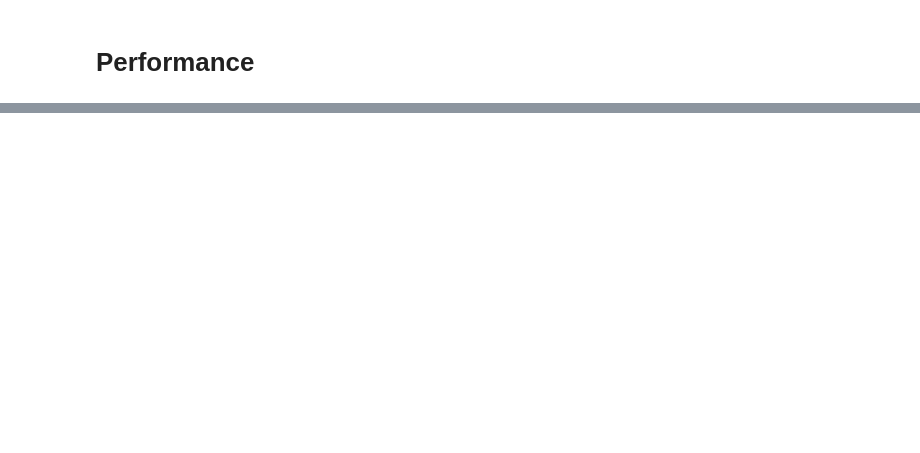
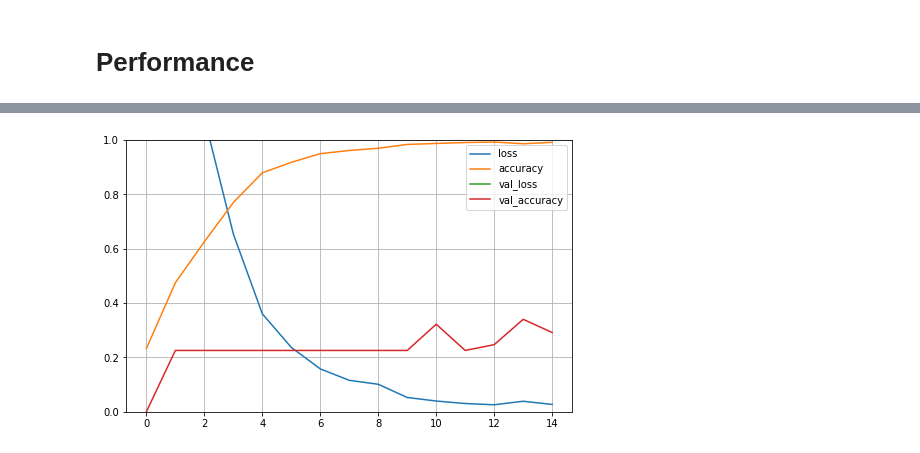
Before and after one commit to roveen001/trafficlightrecognition, a Jupyter notebook: TrafficLightRecognition.ipynb, the cells around one changed output, grey strips where cells are left out. Saved outputs shown, nothing was run; the diff lists cells and outputs as text; code cells hidden in the pictures; blank space fills up the shorter version.

```diff
--- a/TrafficLightRecognition.ipynb
+++ b/TrafficLightRecognition.ipynb
@@ -248,0 +175,18 @@ Successfully installed livelossplot-0.5.5
+# %%
+vgg_model = Sequential([VGG16(weights='imagenet',include_top=False, input_shape=(HEIGHT,WIDTH,3)),
+                        # start from the given dimension
+                        # ßConv2D(filters=128, kernel_size=(3,3), activation='relu'),
+                        # MaxPooling2D(pool_size=(2, 2)),
+                        BatchNormalization(),
+
+                        Flatten(),
+                        Dense(512, activation='relu'),
+                        BatchNormalization(),
+                        Dropout(rate=0.5),
+
+                        Dense(43, activation='softmax')
+
+                        ])
+
+
+vgg_model.summary()
@@ -290,0 +271,7 @@ validgen.samples
+# %%
+pd.DataFrame(vgg_history.history).plot(figsize=(8, 5))
+plt.grid(True)
+plt.gca().set_ylim(0, 1)
+plt.show()
+# %% [output]
+[figure, added]
```
Also changed, not shown: parts of 16 cells of this notebook.
